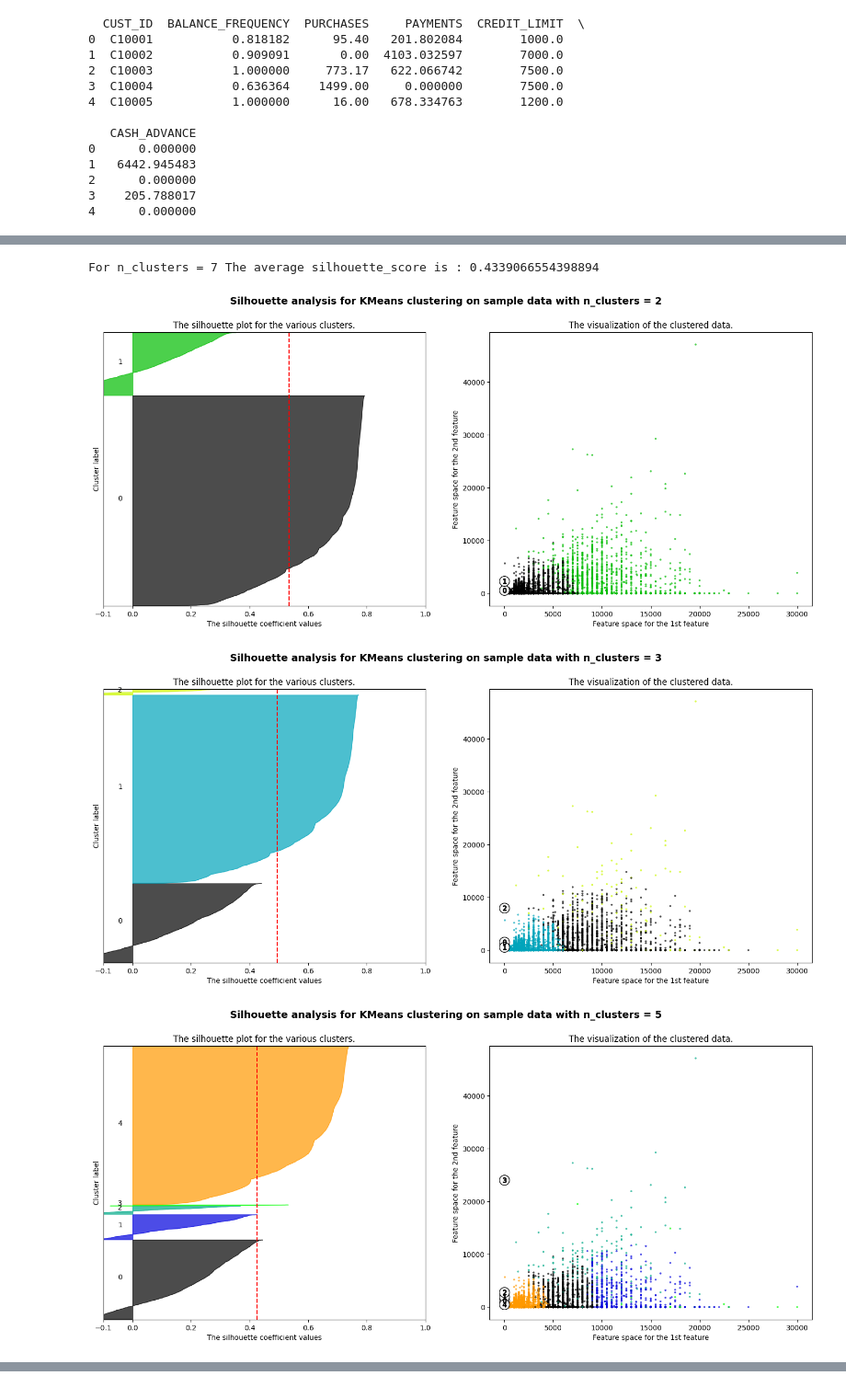
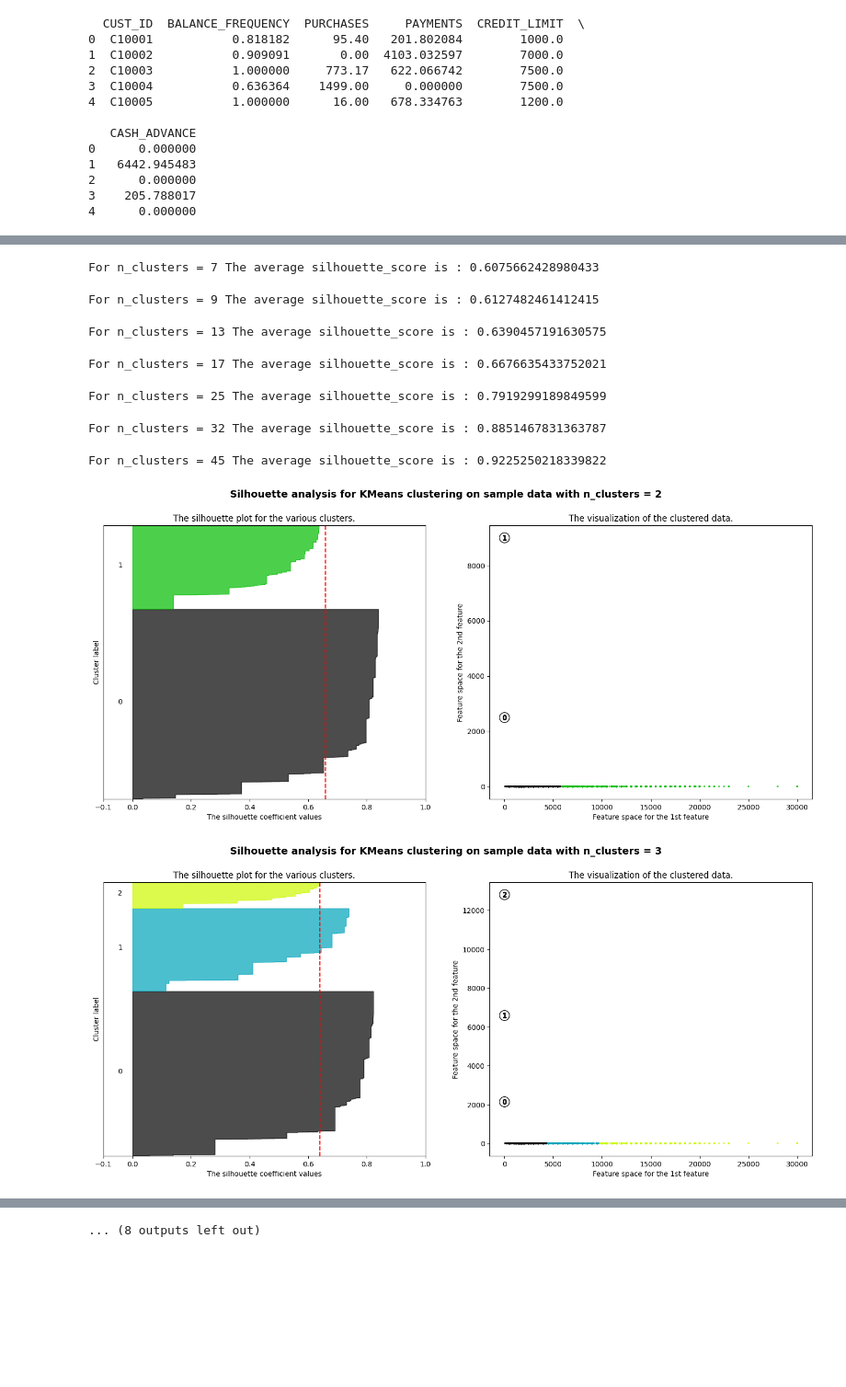
Before and after one commit to patech123/gomycode-data-science, a Jupyter notebook: Unsupervised_Learning_Clustering.ipynb, the cells around one changed output, grey strips where cells are left out. Shown at 92% size. Saved outputs shown, nothing was run; the diff lists cells and outputs as text; code cells hidden in the pictures; blank space fills up the shorter version.

```diff
--- a/Unsupervised_Learning_Clustering.ipynb
+++ b/Unsupervised_Learning_Clustering.ipynb
@@ -107,6 +107,6 @@ print(duplicates_no_value.head())
 # %%
 credit_card_dataset.dropna(inplace=True)
 # %%
-credit_card_dataset.drop('CUST_ID',axis =1, inplace=True)
+credit_card_dataset.drop(['CUST_ID', "PURCHASES", "PAYMENTS", "CASH_ADVANCE"],axis =1, inplace=True)
 credit_card_dataset
 # %% [output]
@@ -152,5 +152,5 @@ print(cluster_labels)
 # %%
-range_n_clusters= (2,3,5,7)
+range_n_clusters= (2,3,5,7,9, 13, 17, 25, 32, 45)
 # %%
 for n_clusters in range_n_clusters:
     # Create a subplot with 1 row and 2 columns
@@ -215,7 +215,7 @@ for n_clusters in range_n_clusters:
 
     # 2nd Plot showing the actual clusters formed
     colors = cm.nipy_spectral(cluster_labels.astype(float) / n_clusters)
-    ax2.scatter(credit_card_dataset[ 'CREDIT_LIMIT'], credit_card_dataset['CASH_ADVANCE'], marker='.', s=30, lw=0, alpha=0.7,
+    ax2.scatter(credit_card_dataset[ 'CREDIT_LIMIT'], credit_card_dataset['BALANCE_FREQUENCY'], marker='.', s=30, lw=0, alpha=0.7,
                 c=colors, edgecolor='k')
 
     # Labeling the clusters
@@ -244,4 +244,9 @@ For n_clusters = 5 The average silhouette_score is : 0.42549030339716687
-For n_clusters = 7 The average silhouette_score is : 0.4339066554398894
+For n_clusters = 7 The average silhouette_score is : 0.6075662428980433
+For n_clusters = 9 The average silhouette_score is : 0.6127482461412415
+For n_clusters = 13 The average silhouette_score is : 0.6390457191630575
+For n_clusters = 17 The average silhouette_score is : 0.6676635433752021
+For n_clusters = 25 The average silhouette_score is : 0.7919299189849599
+For n_clusters = 32 The average silhouette_score is : 0.8851467831363787
+For n_clusters = 45 The average silhouette_score is : 0.9225250218339822
-[figure, old version]
+[figure, new version]
-[figure, old version]
+[figure, new version]
-[figure, removed]
@@ -249,3 +253,4 @@ For n_clusters = 7 The average silhouette_score is : 0.4339066554398894
+... (8 outputs left out)
 # %%
 credit_card_dataset['BALANCE_FREQUENCY']
 # %% [output]
```
Also changed, not shown: parts of 15 cells of this notebook.
